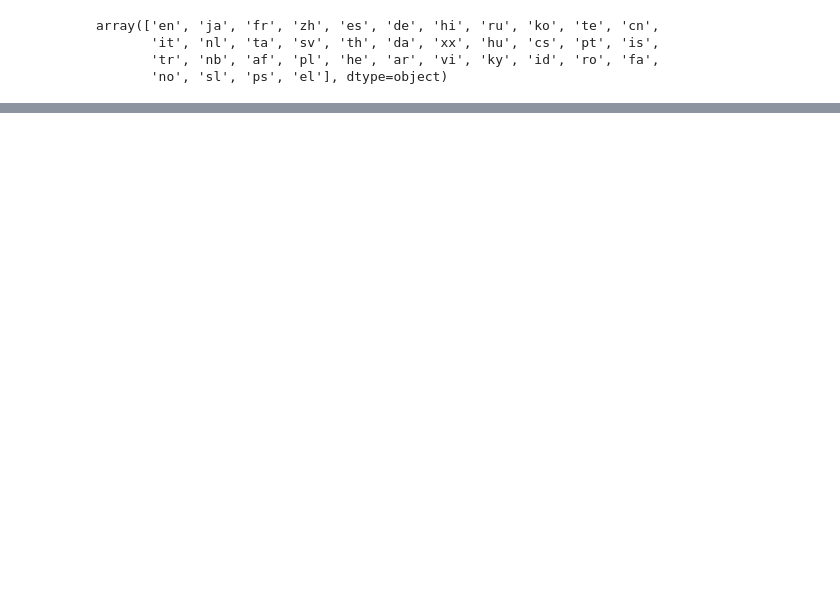
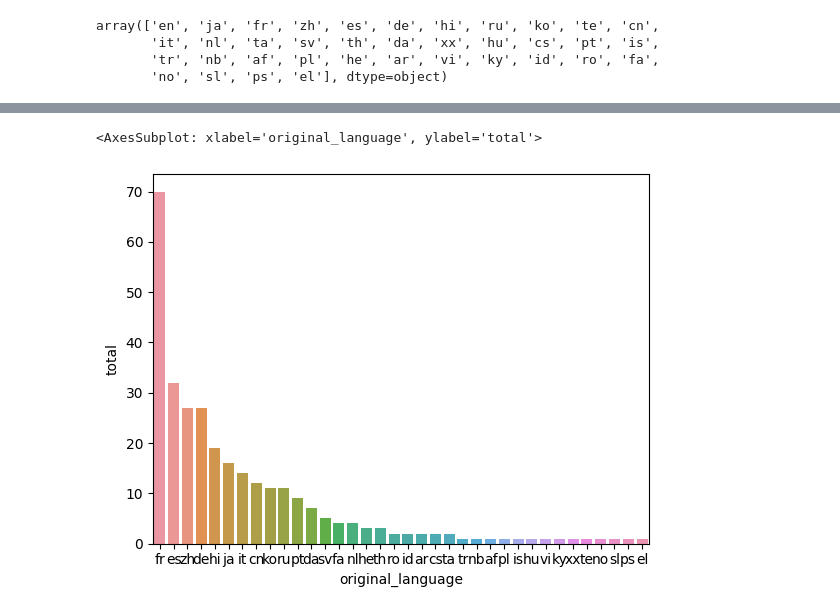
Before and after one commit to DevLuizP/Introducao_DataScience, a Jupyter notebook: Introducao.ipynb, the cells around one changed output, grey strips where cells are left out. Cells and saved outputs as stored; diff of their text form; code cells hidden in the pictures; blank space fills up the shorter version.

```diff
--- a/Introducao.ipynb
+++ b/Introducao.ipynb
@@ -264,0 +280,8 @@ array(['en', 'ja', 'fr', 'zh', 'es', 'de', 'hi', 'ru', 'ko', 'te', 'cn',
+# %%
+another_languages = tmdb.query("original_language != 'en'").original_language.value_counts().to_frame().reset_index()
+another_languages.columns = ["original_language", "total"]
+#gráfico de barras comparando outros idiomas originais dos filmes, excluindo o inglês
+sns.barplot(x = "original_language", y = "total" , data = another_languages)
+# %% [output]
+<AxesSubplot: xlabel='original_language', ylabel='total'>
+[figure, added]
```
Also changed, not shown: parts of 13 cells of this notebook.
